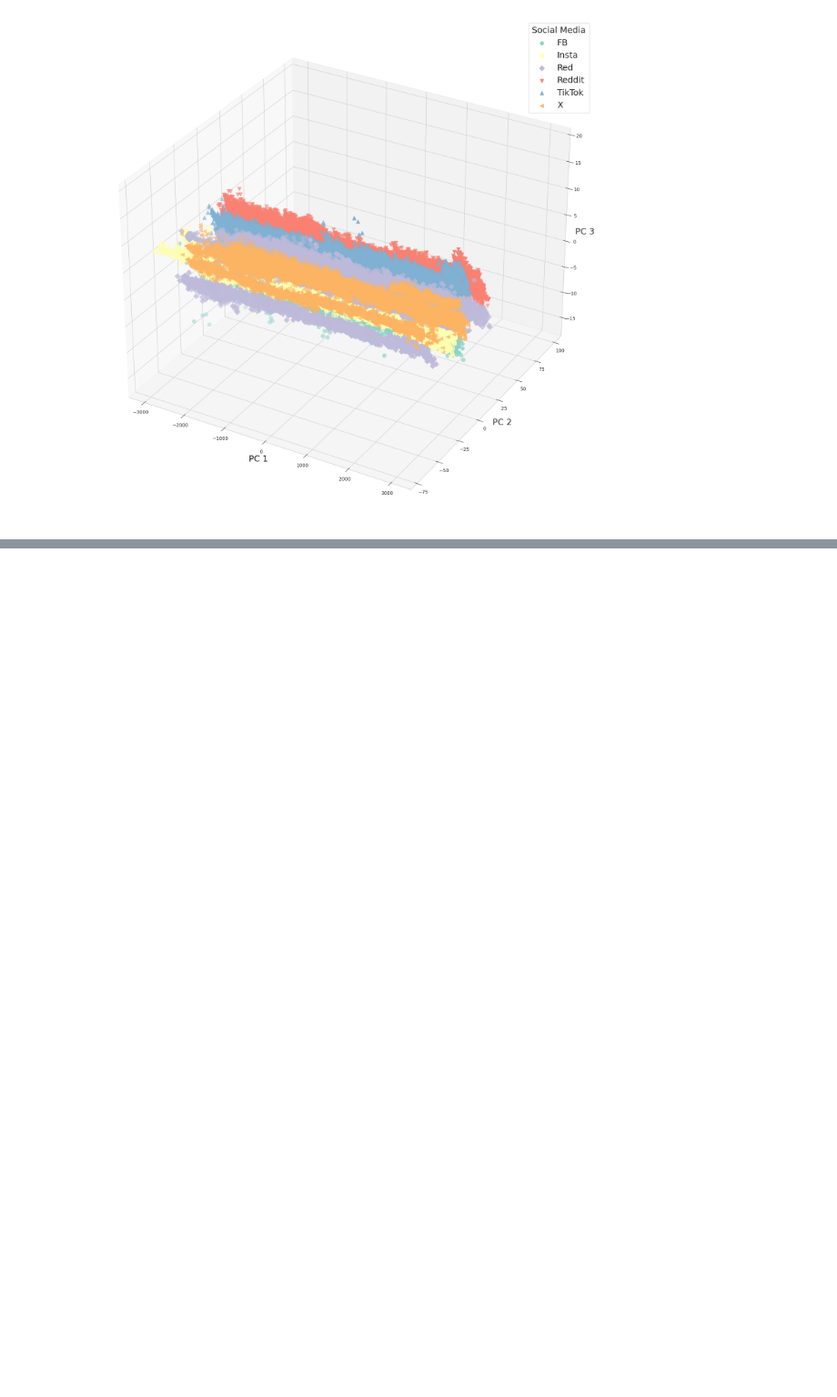
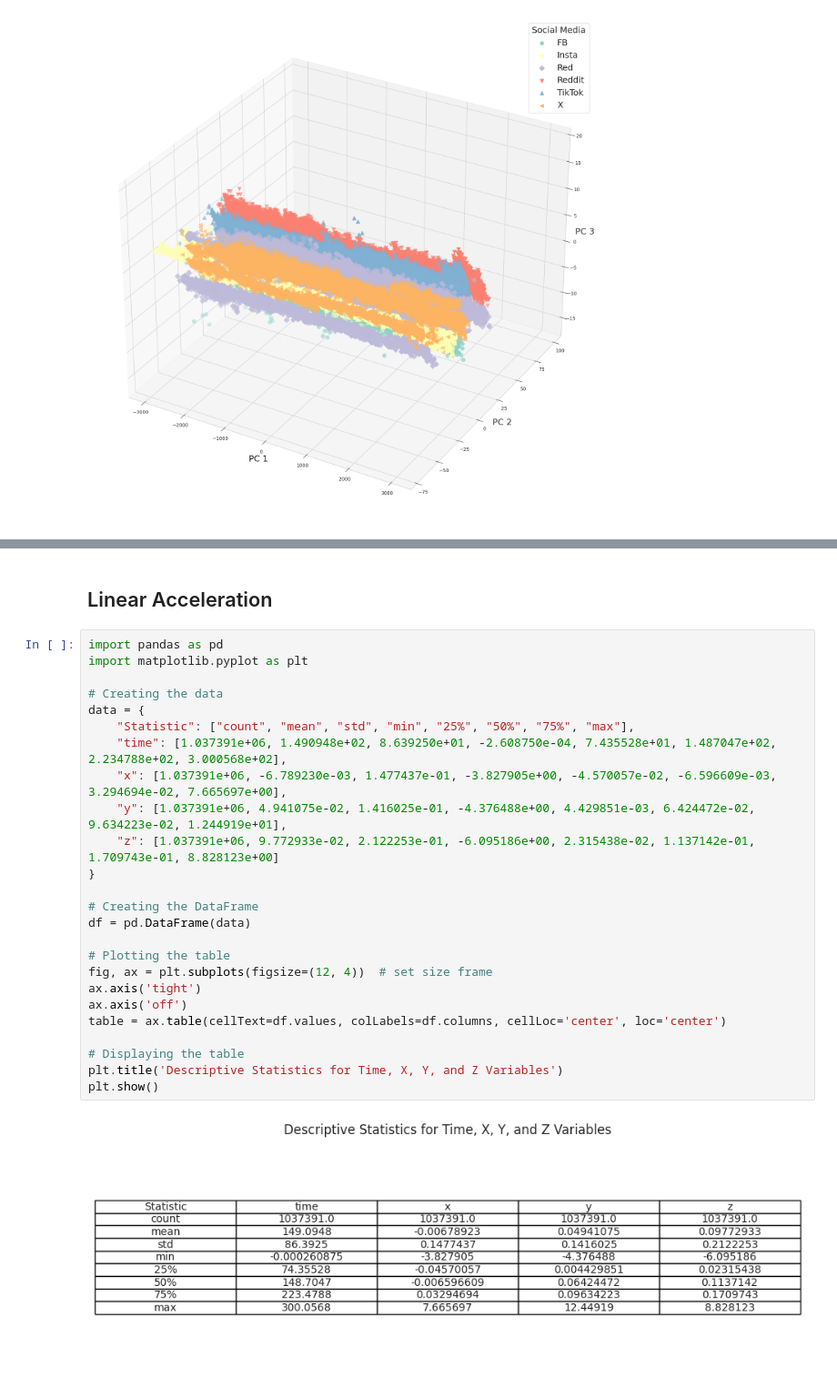
Before and after one commit to sharyz119/ml4qs_social_app, a Jupyter notebook: Exploratory Data Analysis.ipynb, the cells around one changed output, grey strips where cells are left out. Shown at 91% size. Saved outputs shown, nothing was run; the diff lists cells and outputs as text; blank space fills up the shorter version.

```diff
--- a/Exploratory Data Analysis.ipynb
+++ b/Exploratory Data Analysis.ipynb
@@ -361,0 +448,29 @@ plt.show()
+# %% [markdown]
+## Linear Acceleration
+# %%
+import pandas as pd
+import matplotlib.pyplot as plt
+
+# Creating the data
+data = {
+    "Statistic": ["count", "mean", "std", "min", "25%", "50%", "75%", "max"],
+    "time": [1.037391e+06, 1.490948e+02, 8.639250e+01, -2.608750e-04, 7.435528e+01, 1.487047e+02, 2.234788e+02, 3.000568e+02],
+    "x": [1.037391e+06, -6.789230e-03, 1.477437e-01, -3.827905e+00, -4.570057e-02, -6.596609e-03, 3.294694e-02, 7.665697e+00],
+    "y": [1.037391e+06, 4.941075e-02, 1.416025e-01, -4.376488e+00, 4.429851e-03, 6.424472e-02, 9.634223e-02, 1.244919e+01],
+    "z": [1.037391e+06, 9.772933e-02, 2.122253e-01, -6.095186e+00, 2.315438e-02, 1.137142e-01, 1.709743e-01, 8.828123e+00]
+}
+
+# Creating the DataFrame
+df = pd.DataFrame(data)
+
+# Plotting the table
+fig, ax = plt.subplots(figsize=(12, 4))  # set size frame
+ax.axis('tight')
+ax.axis('off')
+table = ax.table(cellText=df.values, colLabels=df.columns, cellLoc='center', loc='center')
+
+# Displaying the table
+plt.title('Descriptive Statistics for Time, X, Y, and Z Variables')
+plt.show()
+# %% [output]
+[figure, added]
```
Also changed, not shown: parts of 13 cells of this notebook.
